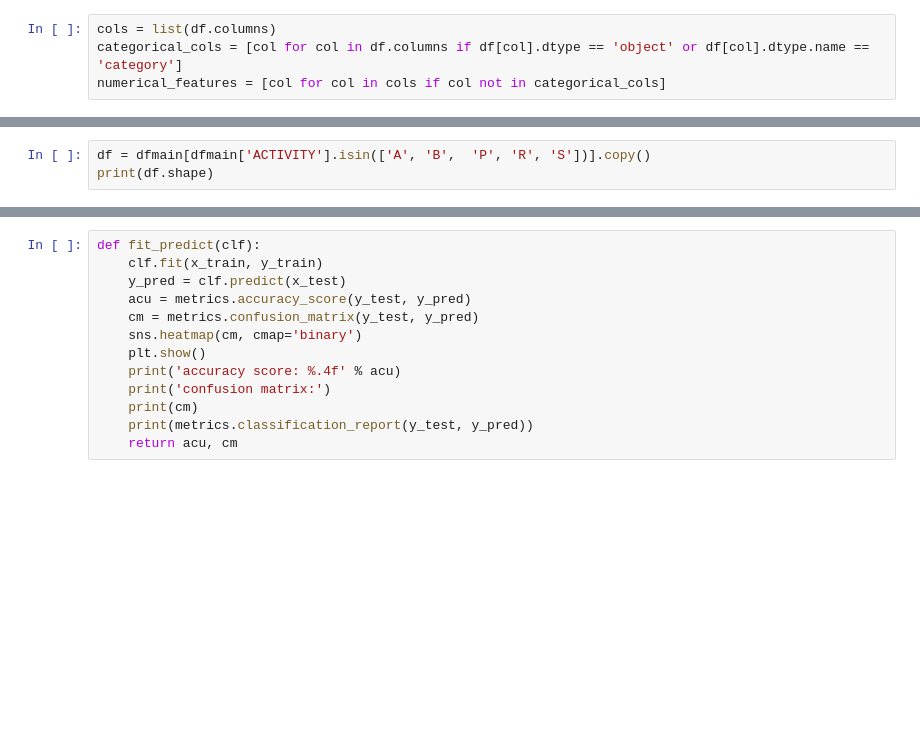
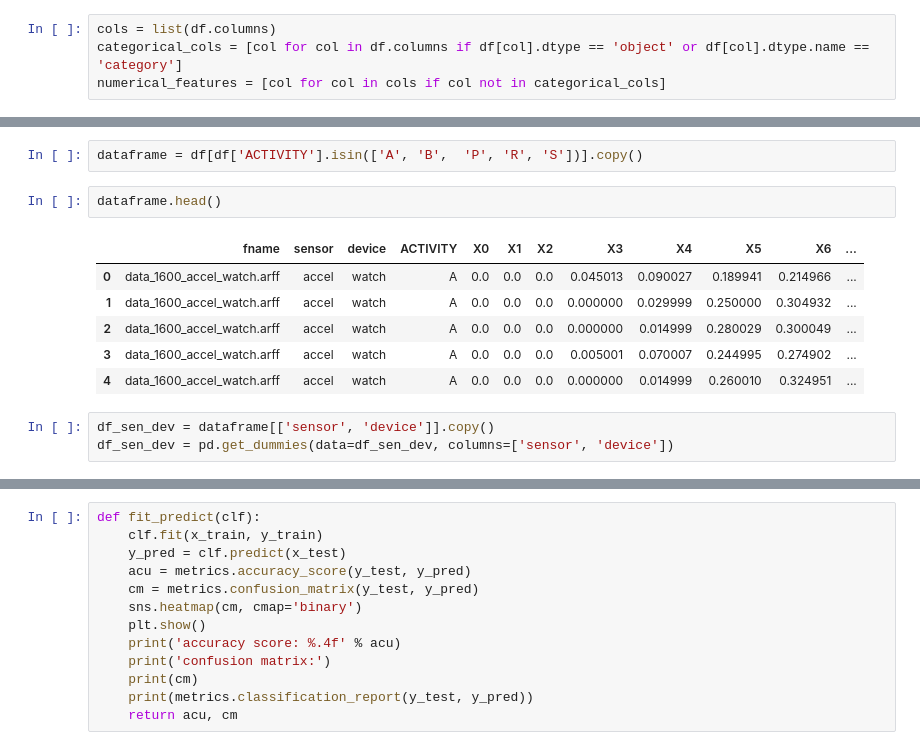
Before and after one commit to ariahosseini/TradML, a Jupyter notebook: SciKitLearn_02_ProjTwo_Supverised_Clf.ipynb, the cells around one changed output, grey strips where cells are left out. Cells and saved outputs as stored; diff of their text form; blank space fills up the shorter version.

```diff
--- a/SciKitLearn_02_ProjTwo_Supverised_Clf.ipynb
+++ b/SciKitLearn_02_ProjTwo_Supverised_Clf.ipynb
@@ -261,3 +203,0 @@ Index(['fname', 'sensor', 'device', 'ACTIVITY', 'X0', 'X1', 'X2', 'X3', 'X4',
-# %%
-df = dfmain[dfmain['ACTIVITY'].isin(['A', 'B',  'P', 'R', 'S'])].copy()
-print(df.shape)
@@ -540,0 +254,14 @@ print(x_train.shape, x_test.shape)
+# %%
+dataframe = df[df['ACTIVITY'].isin(['A', 'B',  'P', 'R', 'S'])].copy()
+# %%
+dataframe.head()
+# %% [output]
+|  | fname | sensor | device | ACTIVITY | X0 | X1 | X2 | X3 | X4 | X5 | X6 | ... |
+| 0 | data_1600_accel_watch.arff | accel | watch | A | 0.0 | 0.0 | 0.0 | 0.045013 | 0.090027 | 0.189941 | 0.214966 | ... |
+| 1 | data_1600_accel_watch.arff | accel | watch | A | 0.0 | 0.0 | 0.0 | 0.000000 | 0.029999 | 0.250000 | 0.304932 | ... |
+| 2 | data_1600_accel_watch.arff | accel | watch | A | 0.0 | 0.0 | 0.0 | 0.000000 | 0.014999 | 0.280029 | 0.300049 | ... |
+| 3 | data_1600_accel_watch.arff | accel | watch | A | 0.0 | 0.0 | 0.0 | 0.005001 | 0.070007 | 0.244995 | 0.274902 | ... |
+| 4 | data_1600_accel_watch.arff | accel | watch | A | 0.0 | 0.0 | 0.0 | 0.000000 | 0.014999 | 0.260010 | 0.324951 | ... |
+# %%
+df_sen_dev = dataframe[['sensor', 'device']].copy()
+df_sen_dev = pd.get_dummies(data=df_sen_dev, columns=['sensor', 'device'])
```
Also changed, not shown: parts of 61 cells of this notebook.
